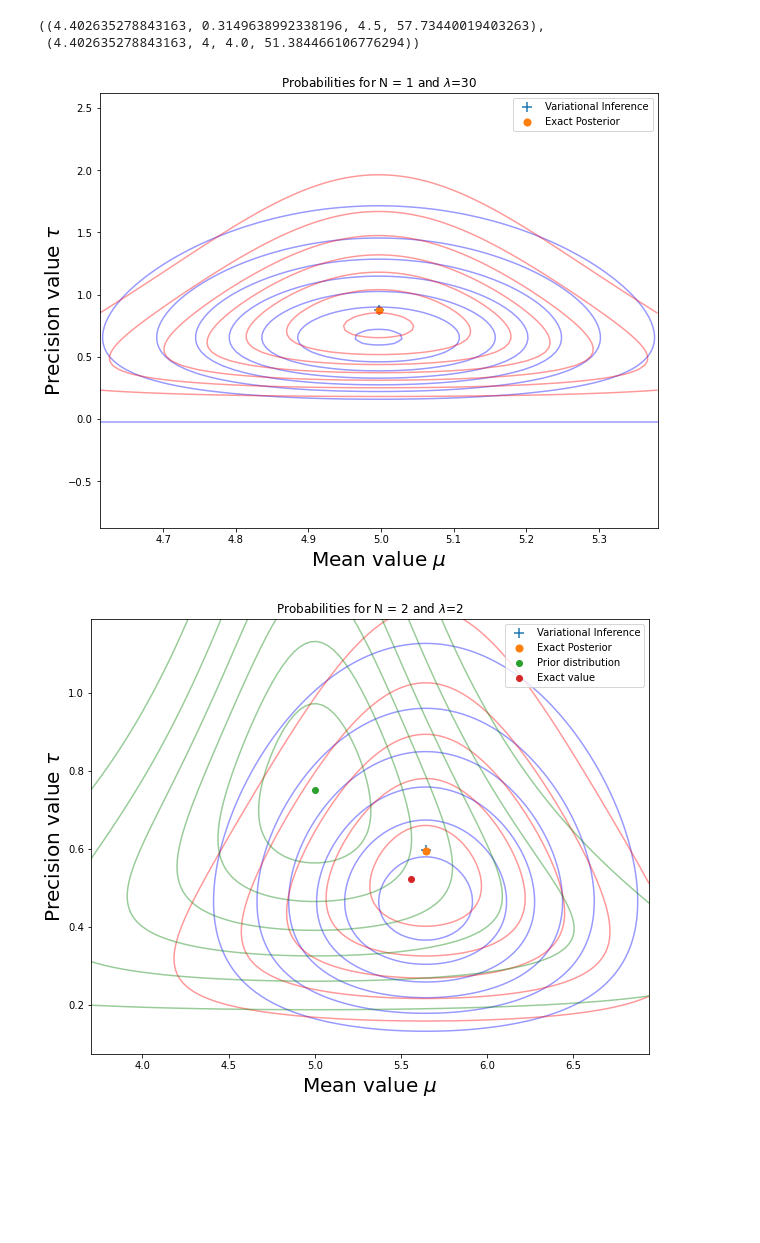
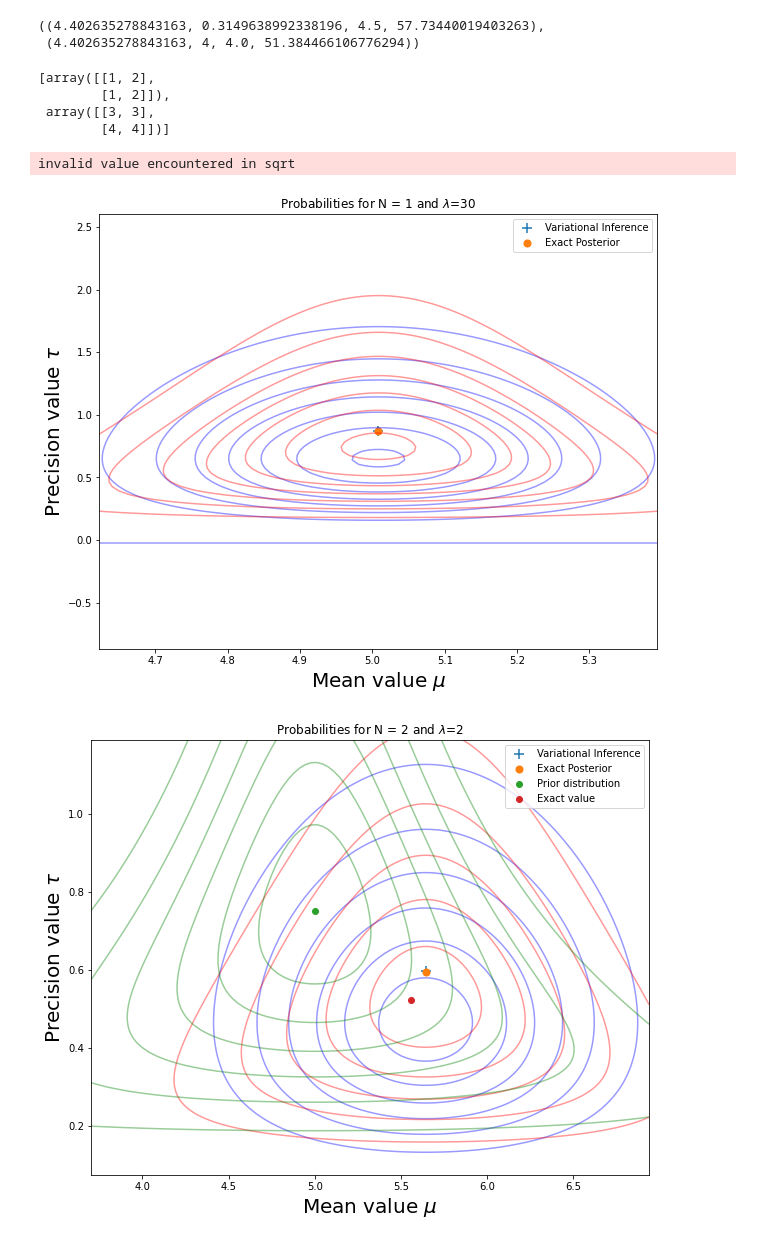
Before and after one commit to vdarsel/ML_advanced_Assignment_1A, a Jupyter notebook: 1A_3/test.ipynb, the cells around one changed output. Cells and saved outputs as stored; diff of their text form; code cells hidden in the pictures; blank space fills up the shorter version.

```diff
--- a/1A_3/test.ipynb
+++ b/1A_3/test.ipynb
@@ -89,6 +90,45 @@ def print_comparison(val_VI: list, val_post: list, mu_prime : float,lambd : floa
     plt.xlim(x_mu[0],x_mu[-1])
     plt.ylim(y_tau[0],y_tau[-1])
     plt.show()
+
+def print_comparison_2(val_VI: list, val_post: list, mu_prime : float,lambd : float,a : float,b : float,mu_val:float, tau_val:float, N: int, prior=False):
+    x_mu = np.linspace(val_post[0]-2*np.sqrt(val_post[3]/(val_post[1]*val_post[2])),val_post[0]+2*np.sqrt(val_post[3]/(val_post[1]*val_post[2])),100)
+    y_tau = np.linspace(val_post[2]/val_post[3]*(1-2/sqrt(N)),val_post[2]/val_post[3]*(1+2/sqrt(N)),100)
+    if (prior):
+        x_mu= np.linspace(min(val_post[0],mu_prime,mu_val)-2*np.sqrt(val_post[3]/(val_post[1]*val_post[2])),max(val_post[0],mu_prime,mu_val)+2*np.sqrt(val_post[3]/(val_post[1]*val_post[2])),100)
+        y_tau = np.linspace(max(min(a/b/10,tau_val,val_post[2]/val_post[3]/5),0.05),max(a/b,val_post[2]/val_post[3]*2),100)
+    XX, YY = np.meshgrid(x_mu,y_tau)
+
+    q_tau = scs.gamma.pdf(x=y_tau,a=val_VI[2],scale=1/val_VI[3])
+    q_mu  = scs.norm(val_VI[0],1/np.sqrt(val_VI[1])).pdf(x_mu)
+    M = q_mu*np.transpose([q_tau])
+
+    p_tau = scs.gamma.pdf(YY,a=val_post[2],scale=1/val_post[3])
+    p_mu = scs.norm(val_post[0],np.sqrt(1/(val_post[1]*YY))).pdf(XX)
+    M2 = p_tau*p_mu
+
+    pp_tau = scs.gamma.pdf(YY,a=a,scale=1/b)
+    pp_mu = scs.norm(mu_prime,1/(lambd*YY)).pdf(XX)
+    M3 = pp_tau*pp_mu
+
+    fig = go.Figure(data=[go.Surface(x=XX,y=YY,z=M),go.Surface(x=XX,y=YY,z=M2)])
+    fig.show()
+    plt.figure(figsize=(10,8))
+    plt.contour(XX,YY,M,colors='b',alpha=0.4)
+    plt.contour(XX,YY,M2,colors='r',alpha=0.4)
+    plt.scatter(val_VI[0],val_VI[2]/val_VI[3], marker="+",s=100, label="Variational Inference")
+    plt.scatter(val_post[0],val_post[2]/val_post[3],s=50, label="Exact Posterior")
+    if (prior):
+        plt.contour(XX,YY,M3,colors='g',alpha=0.4)
+        plt.scatter(mu_prime,a/b, label="Prior distribution")
+        plt.scatter(mu_val,tau_val, label="Exact value")
+    plt.legend(fontsize=10)
+    plt.xlabel(r"Mean value $\mu$", fontsize=20)
+    plt.ylabel(r"Precision value $\tau$", fontsize=20)
+    plt.title(r"Probabilities for N = "+str(N)+" and $\lambda$="+str(round(lambd,2)))
+    plt.xlim(x_mu[0],x_mu[-1])
+    plt.ylim(y_tau[0],y_tau[-1])
+    plt.show()
 # %%
 np.random.normal(m,1/T,5)
 # %% [output]
@@ -118,18 +158,26 @@ v,p
 # %% [output]
 ((4.402635278843163, 0.3149638992338196, 4.5, 57.73440019403263),
  (4.402635278843163, 4, 4.0, 51.384466106776294))
+# %%
+np.meshgrid([1,2],[3,4])
+# %% [output]
+[array([[1, 2],
+        [1, 2]]),
+ array([[3, 3],
+        [4, 4]])]
 # %%
 N=1
 threshold = 0.1
 mu_prime,lambd,a,b = 5, 30, 3, 4
 T = np.random.gamma(a,1/b)
 m = np.random.normal(mu_prime,1/np.sqrt(lambd*T))
 X= np.random.normal(m,1/np.sqrt(T),N)
 v = VI(X,mu_prime,lambd,a,b,threshold)
 p = exactPosterior(X,mu_prime,lambd,a,b)
-print_comparison(v,p,mu_prime,lambd,a,b, m,T,N)
+print_comparison_2(v,p,mu_prime,lambd,a,b, m,T,N)
 # %% [output]
+invalid value encountered in sqrt
-[figure, old version]
+[figure, new version]
 # %%
 N=2
 threshold = 0.1
```
Also changed, not shown: parts of 1 cell of this notebook, 2 other files.
